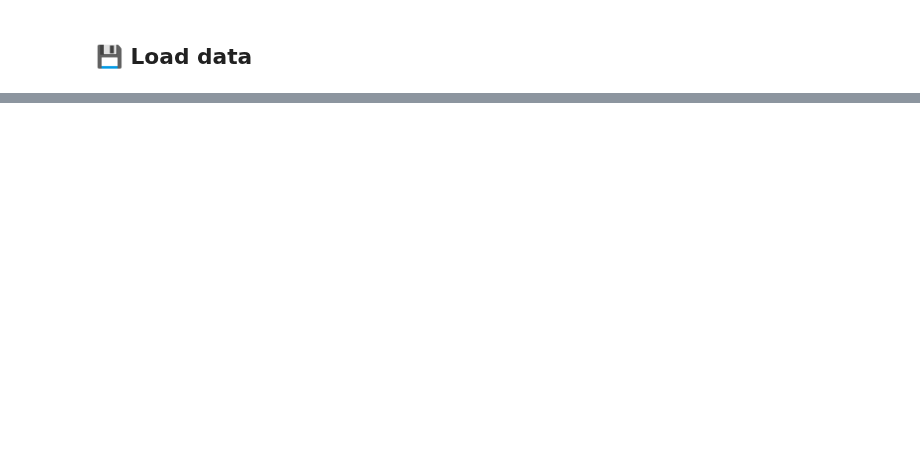
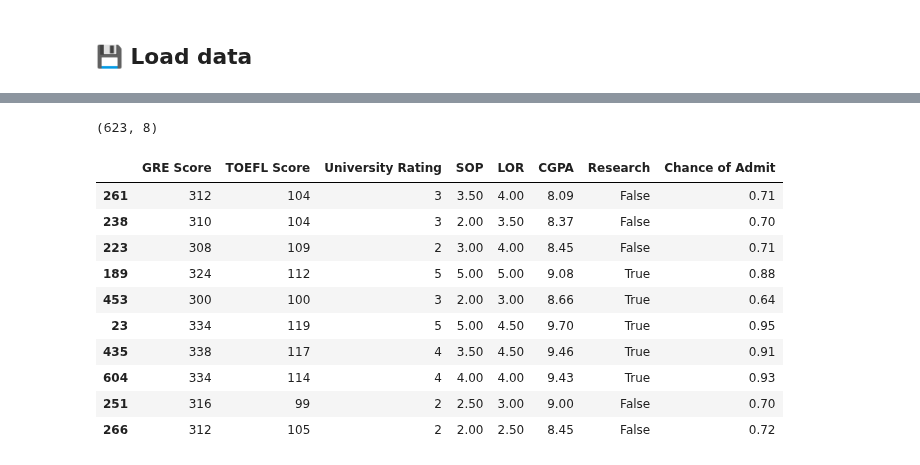
Before and after one commit to mangel477/Admisiones-predict-project, a Jupyter notebook: notebooks/3-analysis/03.Analisis-multivariable-MATR-2026-08-20.ipynb, the cells around one changed output, grey strips where cells are left out. Cells and saved outputs as stored; diff of their text form; code cells hidden in the pictures; blank space fills up the shorter version.

```diff
--- a/notebooks/3-analysis/03.Analisis-multivariable-MATR-2026-08-20.ipynb
+++ b/notebooks/3-analysis/03.Analisis-multivariable-MATR-2026-08-20.ipynb
@@ -16,0 +24,3 @@ General description of the notebook
+# %%
+# configuration to show only 2 decimal places
+pd.set_option("display.float_format", "{:.2f}".format)
@@ -34,0 +61,19 @@ From the results obtained, what ideas or proposals can be generated to continue
+# %%
+admisiones_df.shape
+# %% [output]
+(623, 8)
+# %%
+# sample of the dataframe
+admisiones_df.sample(10)
+# %% [output]
+|  | GRE Score | TOEFL Score | University Rating | SOP | LOR | CGPA | Research | Chance of Admit |
+| 261 | 312 | 104 | 3 | 3.50 | 4.00 | 8.09 | False | 0.71 |
+| 238 | 310 | 104 | 3 | 2.00 | 3.50 | 8.37 | False | 0.70 |
+| 223 | 308 | 109 | 2 | 3.00 | 4.00 | 8.45 | False | 0.71 |
+| 189 | 324 | 112 | 5 | 5.00 | 5.00 | 9.08 | True | 0.88 |
+| 453 | 300 | 100 | 3 | 2.00 | 3.00 | 8.66 | True | 0.64 |
+| 23 | 334 | 119 | 5 | 5.00 | 4.50 | 9.70 | True | 0.95 |
+| 435 | 338 | 117 | 4 | 3.50 | 4.50 | 9.46 | True | 0.91 |
+| 604 | 334 | 114 | 4 | 4.00 | 4.00 | 9.43 | True | 0.93 |
+| 251 | 316 | 99 | 2 | 2.50 | 3.00 | 9.00 | False | 0.70 |
+| 266 | 312 | 105 | 2 | 2.00 | 2.50 | 8.45 | False | 0.72 |
```
Also changed, not shown: parts of 38 cells of this notebook, 1 other file.
